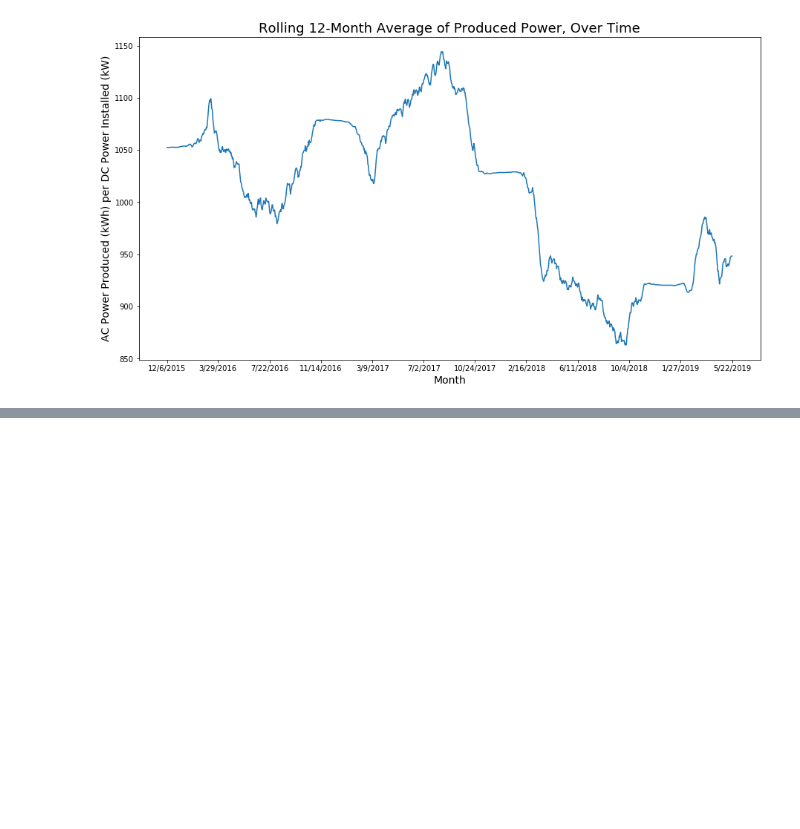
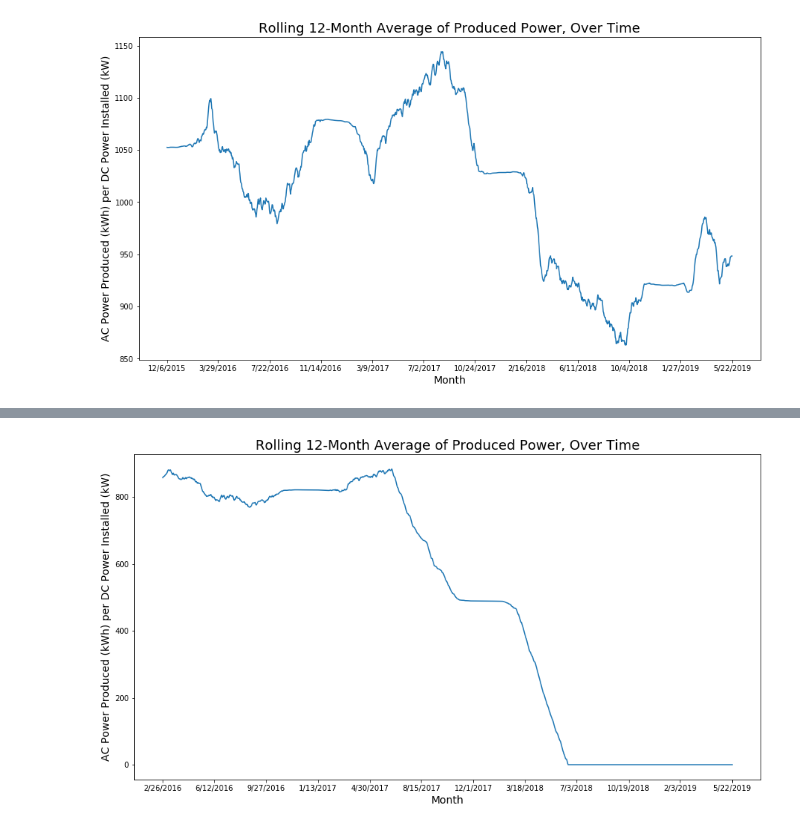
Before and after one commit to acep-uaf/ACEP_solar, a Jupyter notebook: GEGU/new_data.ipynb, the cells around one changed output, grey strips where cells are left out. Drawn from its saved outputs; the diff is of its cells as text; code cells hidden in the pictures; blank space fills up the shorter version.

```diff
--- a/GEGU/new_data.ipynb
+++ b/GEGU/new_data.ipynb
@@ -94,0 +176,4 @@ plt.show()
+# %%
+figure(braun)
+# %% [output]
+[figure, added]
```
Also changed, not shown: parts of 15 cells of this notebook.
